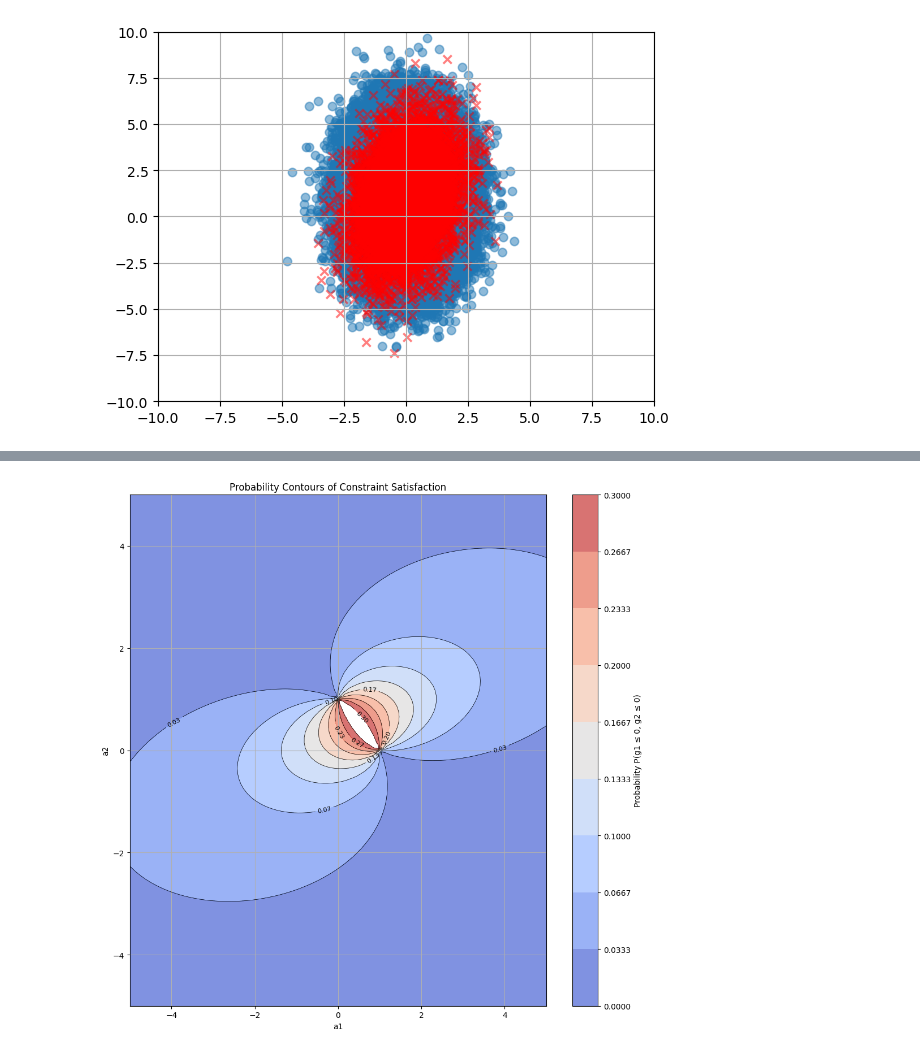
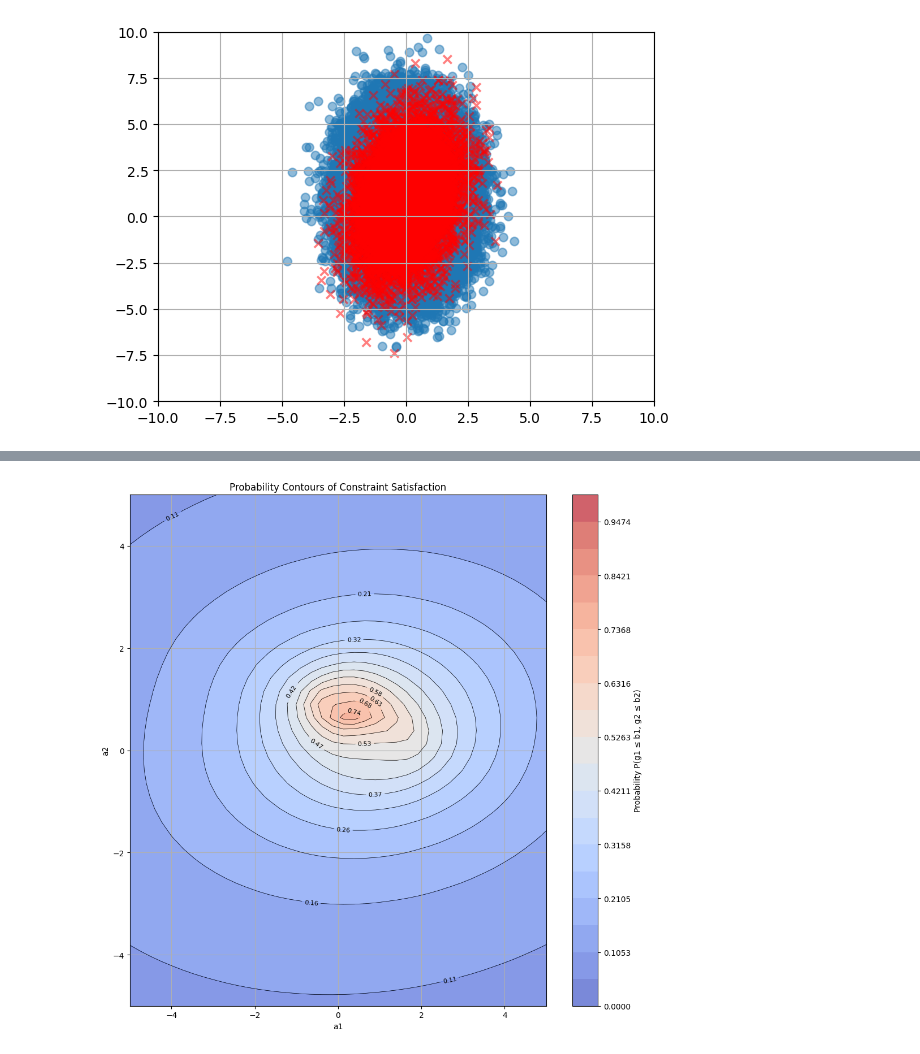
Before and after one commit to supsi-dacd-isaac/TeachDecisionMakingUncertainty, a Jupyter notebook: L04/CCP_feasibility_sets.ipynb, the cells around one changed output, grey strips where cells are left out. Drawn from its saved outputs; the diff is of its cells as text; code cells hidden in the pictures.

```diff
--- a/L04/CCP_feasibility_sets.ipynb
+++ b/L04/CCP_feasibility_sets.ipynb
@@ -71,4 +71,8 @@ a2_min, a2_max = -5, 5
 
 mu = np.array([0, 1])  # Mean vector
 Sigma = np.array([[1, 0.5], [0.5, 4]])  # Covariance matrix (variances on the diagonal and covariances on the off-diagonal)
+# %%
+#@title Define the objective functions (we will use this later)
+def objective_function(a1,a2):
+  return a1+2*a2
 # %%
@@ -209,0 +207,17 @@ is_feasible = probability >= 1-alpha
+# %%
+#@title We can define a function to compute Prob[Au<=b] and Prob[g1<=b1] and Prob[g2<=b2]
+# Function to compute probability P(g1 <= 0, g2 <= 0)
+def compute_probability_magingal_and_jointly(a1, a2, b=[0,0]):
+    A = np.array([[1 - a1, a2], [a1, 1 - a2]])  # Transformation matrix
+    mu_transformed = A @ mu  # Mean transformation
+    Sigma_transformed = A @ Sigma @ A.T  # Covariance transformation
+    scale_vals = np.sqrt(np.diag(Sigma_transformed))
+
+    # Compute probability using marginal
+    prob_g1 = norm.cdf(b[0], loc=mu_transformed[0], scale= scale_vals[0])
+    prob_g2 = norm.cdf(b[1], loc=mu_transformed[1], scale= scale_vals[1])
+
+    # Compute probability using bivariate normal CDF
+    prob = multivariate_normal.cdf(b, mean=mu_transformed, cov=Sigma_transformed)
+
+    return prob, prob_g1, prob_g2
@@ -294,16 +362,6 @@ plt.show()
 # %%
-# Function to compute probability P(g1 <= 0, g2 <= 0)
-def compute_probability_jointly(a1, a2):
-    A = np.array([[1 - a1, a2], [a1, 1 - a2]])  # Transformation matrix
-    mu_transformed = A @ mu  # Mean transformation
-    Sigma_transformed = A @ Sigma @ A.T  # Covariance transformation
-
-    # Compute probability using bivariate normal CDF
-    prob = multivariate_normal.cdf([0, 0], mean=mu_transformed, cov=Sigma_transformed)
-    return prob
-
+#@title Repeat the analysis, but this this time we focus on the joint Chance Constraint
 # Compute feasibility for each alpha level
-alpha_levels = [0.5, 0.7, 0.8, 0.9, 0.95, 0.99]
 
 fig, axes = plt.subplots(1, len(alpha_levels), figsize=(15, 5))
 for i, alpha in enumerate(alpha_levels):
@@ -312,7 +370,7 @@ for i, alpha in enumerate(alpha_levels):
 
     for x in range(A1.shape[0]):
         for y in range(A1.shape[1]):
-            prob = compute_probability_jointly(A1[x, y], A2[x, y])
+            prob, _, _ = compute_probability_magingal_and_jointly(A1[x, y], A2[x, y], b=b_selected)  # HERE WE ARE ONLY SAVING THE JOINT PROBABILITY
             feasibility[x, y] = prob >= 1 - alpha  # save feasibility
             probability[x, y] = prob  # save probabilities
 
@@ -337,22 +395,22 @@ plt.show()
 # %%
+#@title Visualize probability
 plt.figure(figsize=(10, 10))
 # Define contour levels
-levels = np.linspace(0, .3, 10)  # Adjust granularity if needed
+levels = np.linspace(0, 1, 20)  # Adjust granularity if needed
 contour_filled = plt.contourf(A1, A2, probability, levels=levels, cmap='coolwarm', alpha=0.7)# Plot contour fill
 contour_lines = plt.contour(A1, A2, probability, levels=levels, colors='k', linewidths=0.5)# Add contour lines
 plt.clabel(contour_lines, inline=True, fontsize=8, fmt="%.2f")# Label contour lines
 
 # Add colorbar
 cbar = plt.colorbar(contour_filled)
-cbar.set_label('Probability P(g1 ≤ 0, g2 ≤ 0)')
-
+cbar.set_label('Probability P(g1 ≤ b1, g2 ≤ b2)')
 # Labels and grid
 plt.xlabel('a1')
 plt.ylabel('a2')
 plt.title('Probability Contours of Constraint Satisfaction')
 plt.grid(True)
 
 plt.tight_layout()
 plt.show()
 # %% [output]
-[figure, old version]
+[figure, new version]
```
Also changed, not shown: parts of 11 cells of this notebook.
